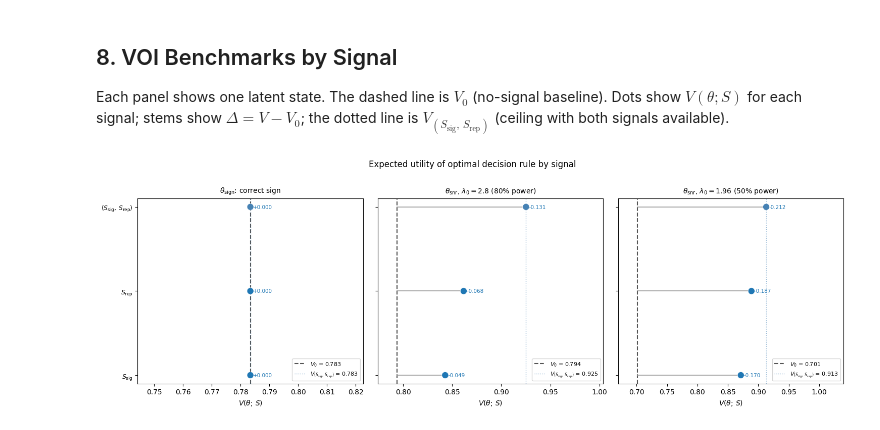
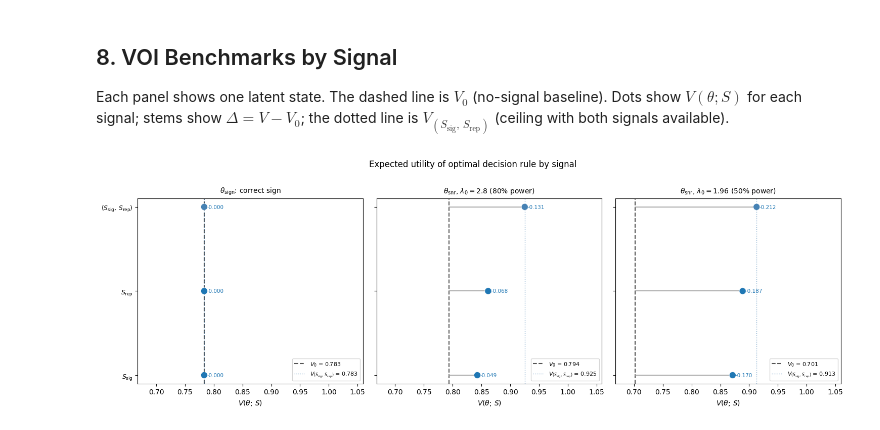
Before and after one commit to jhullman/AI_metascience_spec, a Jupyter notebook: vanzwet_voi_analysis_no_comp4.ipynb, the cells around one changed output. Saved outputs shown, nothing was run; the diff lists cells and outputs as text; code cells hidden in the pictures.

Commit message:
Use shared x-axis scale across all VOI benchmark plot panels
Co-Authored-By: Claude Sonnet 4.6 <noreply@anthropic.com>

```diff
--- a/vanzwet_voi_analysis_no_comp4.ipynb
+++ b/vanzwet_voi_analysis_no_comp4.ipynb
@@ -370,9 +370,16 @@ panel_titles = [
     '$\\theta_\\mathrm{snr}$, $\\lambda_0 = 1.96$ (50% power)',
 ]
 
+# Compute shared x-axis limits across all panels
+all_results = [res_sign] + res_snr
+all_vals = [v for r in all_results for v in [r['V0'], r['Vsig'], r['Vrep'], r['Vsrep']]]
+x_margin = (max(all_vals) - min(all_vals)) * 0.15
+x_min = min(all_vals) - x_margin
+x_max = max(all_vals) + (max(all_vals) - min(all_vals)) * 0.6
+
 fig, axes = plt.subplots(1, 3, figsize=(15, 5), sharey=True)
 
-for ax, r, title in zip(axes, [res_sign] + res_snr, panel_titles):
+for ax, r, title in zip(axes, all_results, panel_titles):
     V0    = r['V0']
     vals  = [r['Vsig'], r['Vrep'], r['Vsrep']]
 
@@ -380,33 +387,32 @@ for ax, r, title in zip(axes, [res_sign] + res_snr, panel_titles):
     ax.axvline(V0,    color='#555', lw=1.5, ls='--', zorder=1,
                label=f'$V_0$ = {V0:.3f}')
     ax.axvline(r['Vsrep'], color='steelblue', lw=1, ls=':', alpha=0.6, zorder=1,
                label=f'$V_{{(S_{{\\mathrm{{sig}}}},\\,S_{{\\mathrm{{rep}}}})}}$ = {r["Vsrep"]:.3f}')
 
     # Horizontal lollipop stems from V0
     for yi, vi in zip(y, vals):
         ax.plot([V0, vi], [yi, yi], color='#999', lw=1.2, zorder=2)
 
     # Dots
     dot_colors = ['#1f77b4'] * (len(vals) - 1) + ['steelblue']
     ax.scatter(vals, y, color=dot_colors, s=90, zorder=4, edgecolors='white', linewidths=0.5)
 
     # Delta annotations to the right of each dot
     for yi, vi in zip(y, vals):
         delta = vi - V0
         ax.text(vi + 0.001, yi, f'+{delta:.3f}', ha='left', va='center',
                 fontsize=7.5, color='#1f77b4')
 
     ax.set_yticks(y)
     ax.set_yticklabels(signal_labels, fontsize=9)
     ax.set_title(title, fontsize=10, pad=8)
     ax.set_xlabel('$V(\\theta;\\, S)$')
     ax.legend(fontsize=8, loc='lower right')
-    margin = (r['Vsrep'] - V0) * 0.15
-    ax.set_xlim(V0 - margin, r['Vsrep'] + (r['Vsrep'] - V0) * 0.6)
+    ax.set_xlim(x_min, x_max)
     ax.xaxis.set_major_formatter(ticker.FormatStrFormatter('%.2f'))
 
 plt.suptitle('Expected utility of optimal decision rule by signal', fontsize=12, y=1.01)
 plt.tight_layout()
 plt.show()
 # %% [output]
-[figure, old version]
+[figure, new version]
```
Also changed, not shown: 1 other file.
